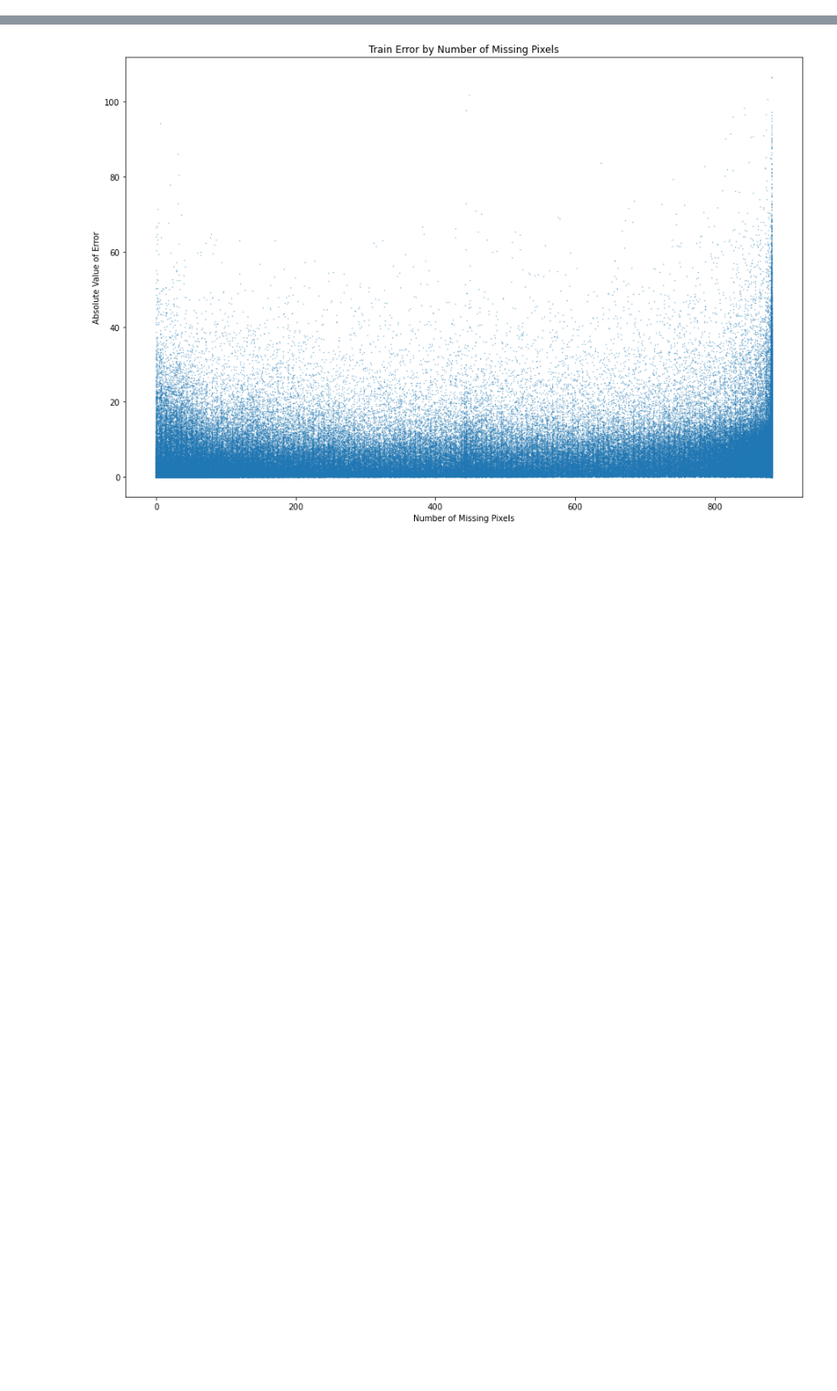
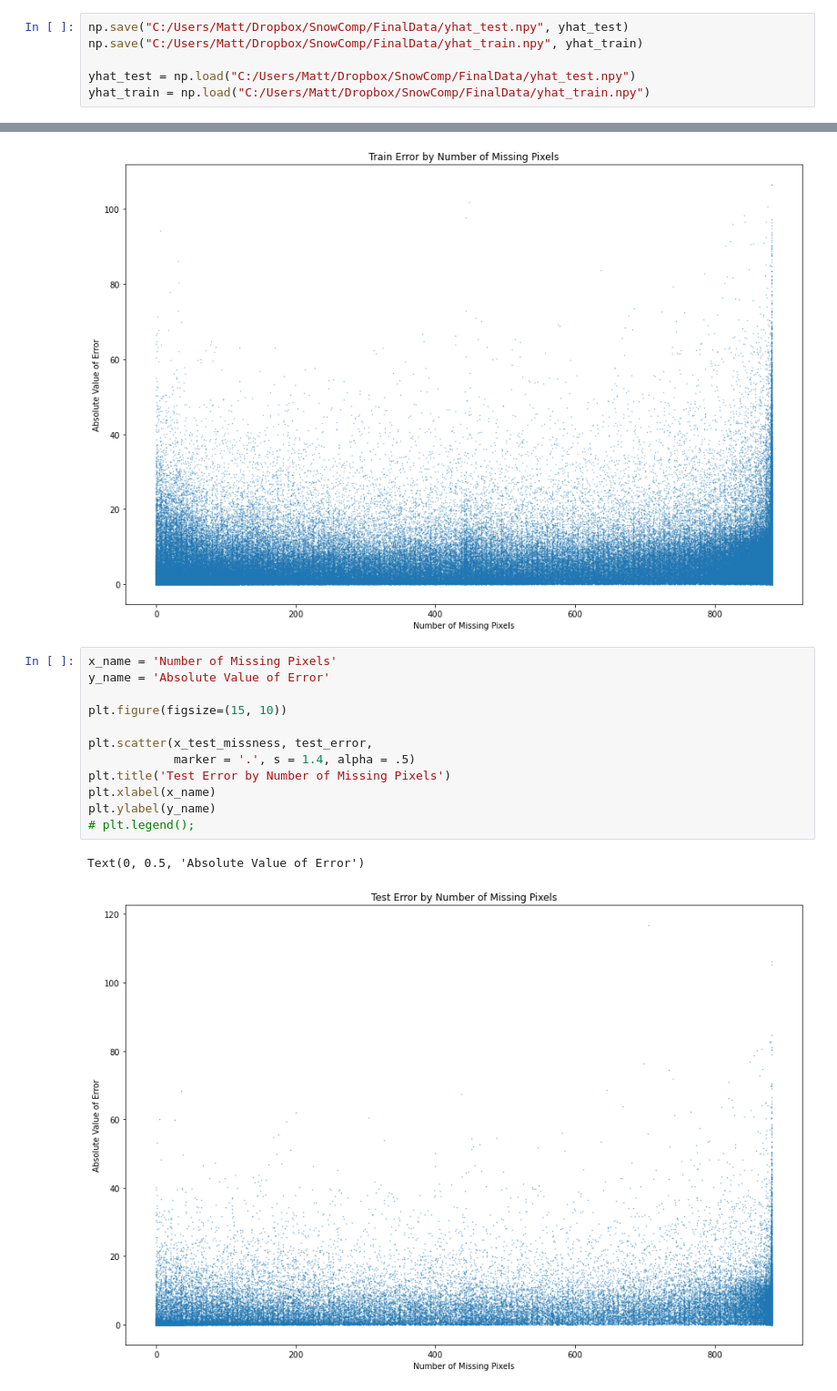
Before and after one commit to M-Harrington/SnowComp, a Jupyter notebook: chapter3/SummaryGraphs.ipynb, the cells around one changed output, grey strips where cells are left out. Shown at 91% size. Saved outputs shown, nothing was run; the diff lists cells and outputs as text; blank space fills up the shorter version.

```diff
--- a/chapter3/SummaryGraphs.ipynb
+++ b/chapter3/SummaryGraphs.ipynb
@@ -367,3 +369,9 @@ test_error = np.abs(yhat_test - y_test.snowpack.values)
 # %% [output]
 testing rmse: 9.009451532005382
 training rmse: 10.031726136971413
+# %%
+np.save("C:/Users/Matt/Dropbox/SnowComp/FinalData/yhat_test.npy", yhat_test)
+np.save("C:/Users/Matt/Dropbox/SnowComp/FinalData/yhat_train.npy", yhat_train)
+
+yhat_test = np.load("C:/Users/Matt/Dropbox/SnowComp/FinalData/yhat_test.npy")
+yhat_train = np.load("C:/Users/Matt/Dropbox/SnowComp/FinalData/yhat_train.npy")
@@ -382,5 +399,20 @@ plt.ylabel(y_name)
 # %% [output]
 Text(0, 0.5, 'Absolute Value of Error')
 [figure]
+# %%
+x_name = 'Number of Missing Pixels'
+y_name = 'Absolute Value of Error'
+
+plt.figure(figsize=(15, 10))
+
+plt.scatter(x_test_missness, test_error,
+            marker = '.', s = 1.4, alpha = .5)
+plt.title('Test Error by Number of Missing Pixels')
+plt.xlabel(x_name)
+plt.ylabel(y_name)
+# plt.legend();
+# %% [output]
+Text(0, 0.5, 'Absolute Value of Error')
+[figure, added]
 # %%
 #courtesy of https://james-brennan.github.io/posts/lowess_conf/
```
Also changed, not shown: parts of 24 cells of this notebook, 2 other files.
